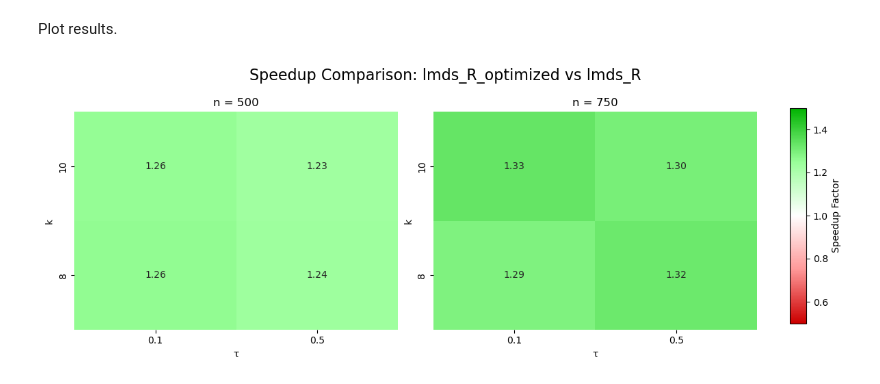
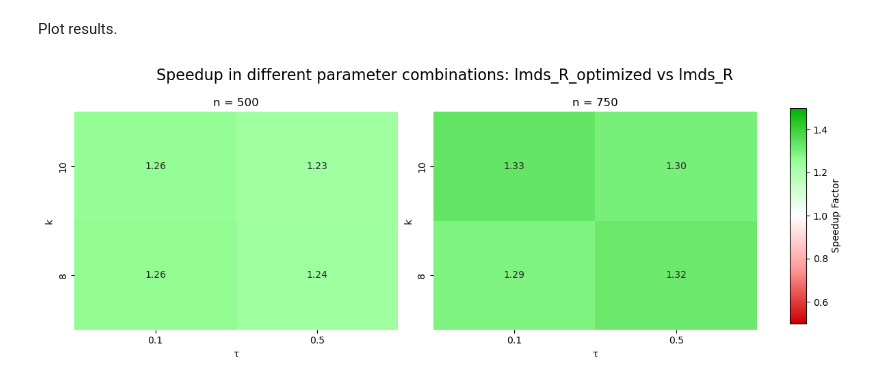
Before and after one commit to airdac/TFM_Adria, a Jupyter notebook: code/d_and_c/LMDS/optimization_benchmark/LMDS_optimization_benchmark.ipynb, the cells around one changed output. Saved outputs shown, nothing was run; the diff lists cells and outputs as text; code cells hidden in the pictures.

```diff
--- a/code/d_and_c/LMDS/optimization_benchmark/LMDS_optimization_benchmark.ipynb
+++ b/code/d_and_c/LMDS/optimization_benchmark/LMDS_optimization_benchmark.ipynb
@@ -161,7 +162,7 @@ results['speedup'] = results['original_time'] / results['optimized_time']
 
 # Create plot
 fig, axes = plt.subplots(1, 2, figsize=(12, 4.5))
-fig.suptitle('Speedup Comparison: lmds_R_optimized vs lmds_R',
+fig.suptitle('Speedup in different parameter combinations: lmds_R_optimized vs lmds_R',
              fontsize=16, y=0.98)
 
 # Create a custom colormap: red for <1, white for =1, green for >1
@@ -197,31 +198,31 @@ for i, n in enumerate(n_values):
     pivot_table = pivot_table.sort_index(ascending=False)
     pivot_table = pivot_table.sort_index(axis=1)
 
     # Create heatmap with custom colormap
     ax = axes[i]
     sns.heatmap(pivot_table, annot=True, fmt='.2f',
                 cmap=custom_cmap,
                 center=center,
                 vmin=vmin, vmax=vmax,
                 ax=ax,
                 cbar=False)
 
     ax.set_title(f'n = {n}')
     ax.set_xlabel('τ')
     ax.set_ylabel('k')
 
 # First apply tight_layout to position the main plots
 plt.tight_layout()
 
 # Then add colorbar after tight_layout has positioned the subplots
 cbar_ax = fig.add_axes([0.92, 0.15, 0.02, 0.7])
 sm = plt.cm.ScalarMappable(cmap=custom_cmap,
                            norm=plt.Normalize(vmin=vmin, vmax=vmax))
 sm.set_array([])
 cbar = fig.colorbar(sm, cax=cbar_ax)
 cbar.set_label('Speedup Factor')
 
 # Reduce right margin to make space for colorbar
 fig.subplots_adjust(right=0.88)
 # %% [output]
-[figure, old version]
+[figure, new version]
```
Also changed, not shown: parts of 3 cells of this notebook, 6 other files.
